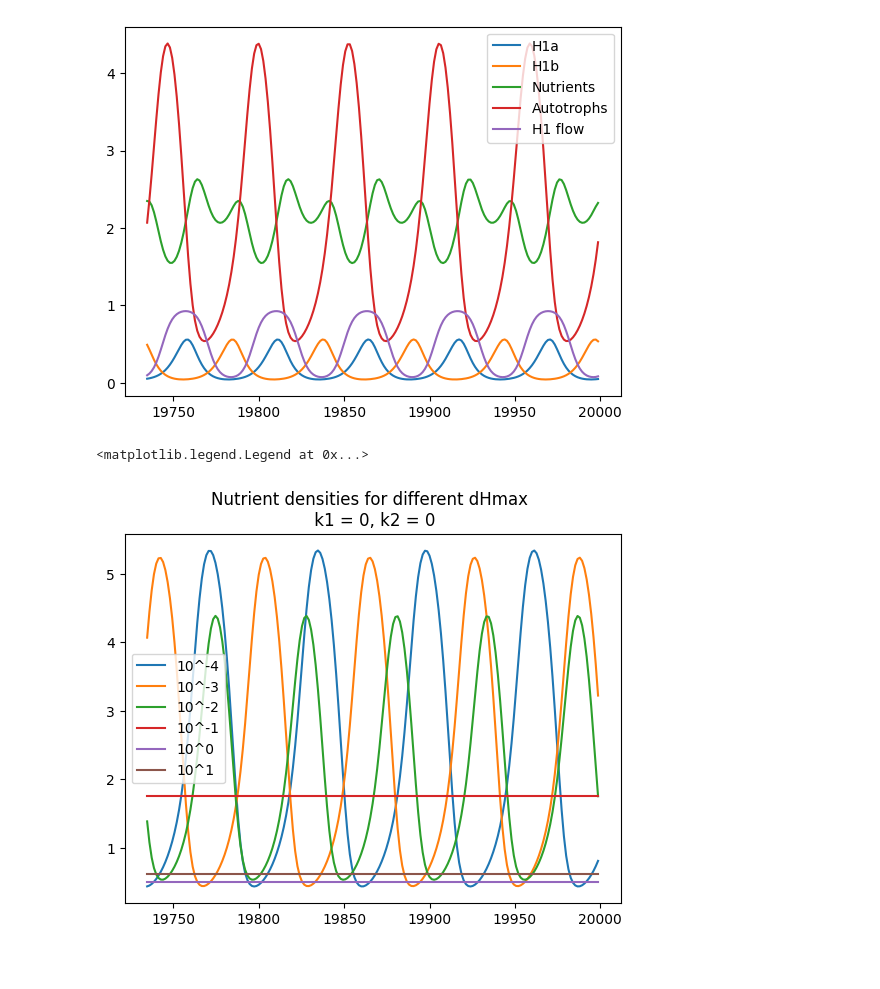
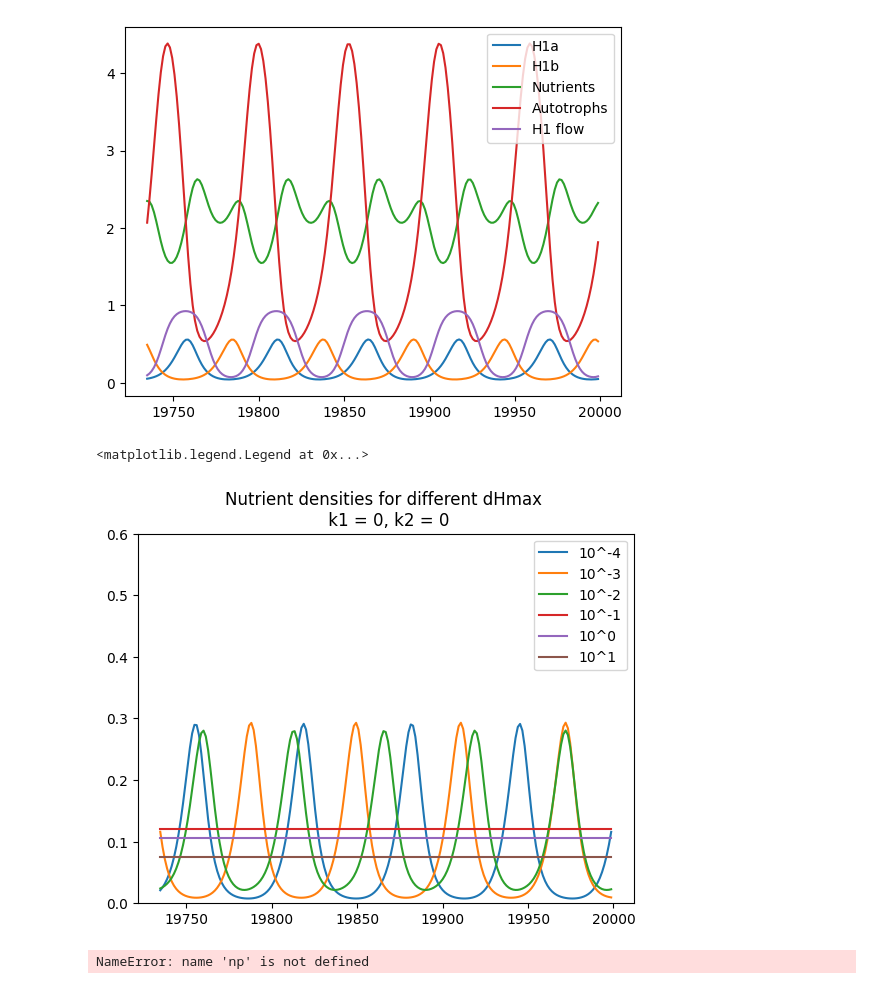
Before and after one commit to rbnmj/turingmodel, a Jupyter notebook: main.ipynb, the cells around one changed output. Drawn from its saved outputs; the diff is of its cells as text; code cells hidden in the pictures.

```diff
--- a/main.ipynb
+++ b/main.ipynb
@@ -1099,38 +1099,38 @@ k_2 = 0
 var0 = [2, 2.5, 2.5, 2, 0.08, 0.4, 0.08, 0.4, 0, 0, 0, 0, 0, 0]
 var = []
 d_Hmax1 = 10**-4
 d_Hmax2 = d_Hmax1
 model = tm(var0, t, k_1, k_2, d_Hmax1, d_Hmax2)
 var = integ.odeint(tm.equations_wrapper, var0, t, args=(model,))
-plt.plot(t[-200:-1], var[-200:-1:, 3], label="10^-4")
+plt.plot(t[-200:-1], var[-200:-1:, 4], label="10^-4")
 d_Hmax1 = 10**-3
 d_Hmax2 = d_Hmax1
 model = tm(var0, t, k_1, k_2, d_Hmax1, d_Hmax2)
 var = integ.odeint(tm.equations_wrapper, var0, t, args=(model,))
-plt.plot(t[-200:-1], var[-200:-1:, 3], label="10^-3")
+plt.plot(t[-200:-1], var[-200:-1:, 4], label="10^-3")
 d_Hmax1 = 10**-2
 d_Hmax2 = d_Hmax1
 model = tm(var0, t, k_1, k_2, d_Hmax1, d_Hmax2)
 var = integ.odeint(tm.equations_wrapper, var0, t, args=(model,))
-plt.plot(t[-200:-1], var[-200:-1:, 3], label="10^-2")
+plt.plot(t[-200:-1], var[-200:-1:, 4], label="10^-2")
 d_Hmax1 = 10**-1
 d_Hmax2 = d_Hmax1
 model = tm(var0, t, k_1, k_2, d_Hmax1, d_Hmax2)
 var = integ.odeint(tm.equations_wrapper, var0, t, args=(model,))
-plt.plot(t[-200:-1], var[-200:-1:, 3], label="10^-1")
+plt.plot(t[-200:-1], var[-200:-1:, 4], label="10^-1")
 d_Hmax1 = 10**0
 d_Hmax2 = d_Hmax1
 model = tm(var0, t, k_1, k_2, d_Hmax1, d_Hmax2)
 var = integ.odeint(tm.equations_wrapper, var0, t, args=(model,))
-plt.plot(t[-200:-1], var[-200:-1:, 3], label="10^0")
+plt.plot(t[-200:-1], var[-200:-1:, 4], label="10^0")
 d_Hmax1 = 10**1
 d_Hmax2 = d_Hmax1
 model = tm(var0, t, k_1, k_2, d_Hmax1, d_Hmax2)
 var = integ.odeint(tm.equations_wrapper, var0, t, args=(model,))
-plt.plot(t[-200:-1], var[-200:-1:, 3], label="10^1")
+plt.plot(t[-200:-1], var[-200:-1:, 4], label="10^1")
 plt.title("Nutrient densities for different dHmax \n k1 = " + str(k_1) + ", k2 = " + str(k_2))# + ", H2 invader")
-#plt.ylim(0,0.6)
+plt.ylim(0,0.6)
 plt.legend()
 # %% [output]
 <matplotlib.legend.Legend at 0x...>
-[figure, old version]
+[figure, new version]
@@ -1136,0 +1144,4 @@ plt.legend()
+# %%
+print(np.mean(var[-200:-1, 0]), np.mean(var[-200:-1, 1]),np.mean(var[-200:-1, 0])+np.mean(var[-200:-1, 1]))
+# %% [output]
+NameError: name 'np' is not defined
```
Also changed, not shown: parts of 3 cells of this notebook, 1 other file.
